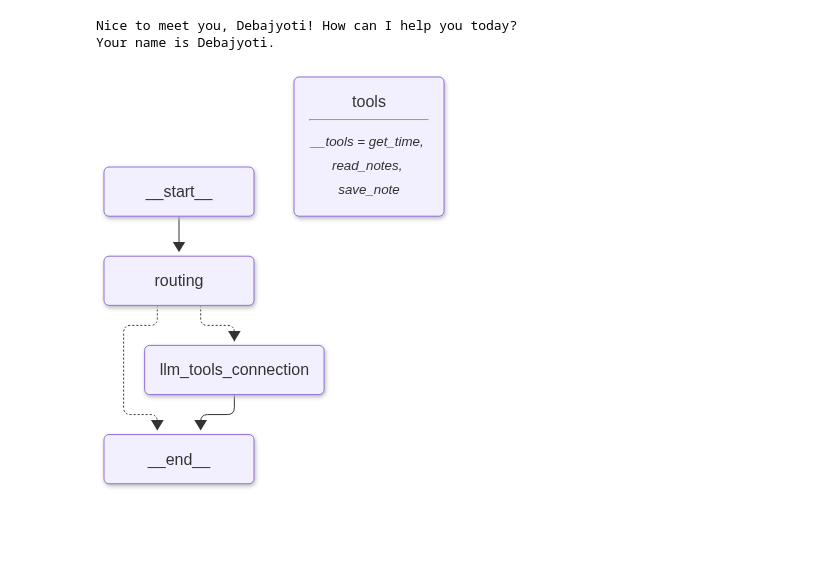
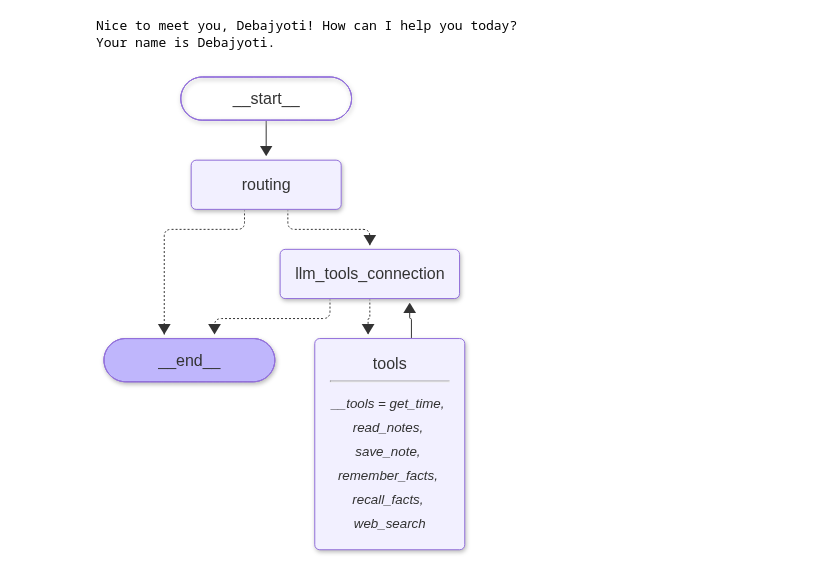
Before and after one commit to Totan-Santra/FINAL-YEAR-PROJECT, a Jupyter notebook: Base.ipynb, the cells around one changed output. Cells and saved outputs as stored; diff of their text form; code cells hidden in the pictures; blank space fills up the shorter version.

```diff
--- a/Base.ipynb
+++ b/Base.ipynb
@@ -103,8 +142,6 @@ def direct_router(user_input: str) -> str | None:
 
     if text in ("read notes", "read note", "what notes do i have", "what note do i have"):
         return read_notes.invoke({})
-
-    return None
 # %%
 from langgraph.graph import StateGraph , START , END
 from langgraph.graph.message import add_messages
@@ -113,10 +150,10 @@ from typing import TypedDict , Annotated
 
 # State define >>
 class Roket_State(TypedDict):
-    messages : Annotated[list,add_messages]
+    messages : Annotated[list[AnyMessage],add_messages]
 
 # Save tools : >>
-tools = [get_time , read_notes , save_note]
+tools = [get_time , read_notes , save_note , remember_facts , recall_facts , web_search]
 
 Tools_name = {t.name : t for t in tools }
 
@@ -124,45 +161,96 @@ Tools_name = {t.name : t for t in tools }
 LLM_bind_tools = LLM.bind_tools(tools)
 
 # LLM connection >>
-def llm_tools_connection(state:Roket_State):
-    response = LLM_bind_tools.invoke(state['messages'])
-    return {'messages':[response]}
+from langchain_core.messages import trim_messages
+
+# System prompt : >>
+SYSTEM_PROMPT = [SystemMessage(content="""
+You are Mate, a concise personal assistant.
+
+Memory rules:
+1. When the user shares a lasting personal fact,
+   use remember_facts to save it.
+2. When the user asks about previously shared personal
+   information, use recall_facts.
+3. Never invent personal facts.
+4. Use the retrieved information to answer.
+5. Keep answers concise.
+""")]
+
+def llm_tools_connection(state: Roket_State):
+
+    recent = trim_messages(
+        state["messages"],
+        strategy="last",
+        token_counter=len,
+        max_tokens=20,
+        start_on="human",
+        include_system=False
+    )
+
+    response = LLM_bind_tools.invoke(
+        SYSTEM_PROMPT + recent
+    )
+
+    return {"messages": [response]}
 
 # Route node
 def route_node(state : Roket_State):
     result = direct_router(state['messages'][-1].content)
 
     if result is None:
         return {}
     return {'messages':[AIMessage(content=str(result))]}
 
 # after routing
 def after_routing(state:Roket_State):
     if isinstance(state['messages'][-1],AIMessage):
         return END
     return "llm_tools_connection"
 
 
 from langgraph.prebuilt import ToolNode, tools_condition
 builder = StateGraph(Roket_State)
+# Memory adding
+import sqlite3
+from langgraph.checkpoint.sqlite import SqliteSaver
+connection  = sqlite3.connect("Rocket_memory.db",check_same_thread=False)
 
+# Register nodes
 builder.add_node("llm_tools_connection", llm_tools_connection)
 builder.add_node("tools", ToolNode(tools=tools))
-builder.add_node("routing",route_node)
+builder.add_node("routing", route_node)
 
+# Entry point
 builder.add_edge(START, "routing")
 
-
+# Route direct responses or LLM requests
 builder.add_conditional_edges(
-    "routing", after_routing ,
-    {'llm_tools_connection':'llm_tools_connection',END : END },
+    "routing",
+    after_routing,
+    {
+        "llm_tools_connection": "llm_tools_connection",
+        END: END
+    }
 )
 
+# IMPORTANT: Route LLM tool calls to ToolNode
+builder.add_conditional_edges(
+    "llm_tools_connection",
+    tools_condition,
+    {
+        "tools": "tools",
+        END: END
+    }
+)
+
+# After tool execution, return to LLM
 builder.add_edge("tools", "llm_tools_connection")
 
-Rocket = builder.compile()
+# Compile with memory
+Rocket = builder.compile(checkpointer=SqliteSaver(connection))
 
 Rocket
 # %% [output]
-[figure, old version]
+[figure, new version]
 # %%
```
Also changed, not shown: parts of 7 cells of this notebook, 3 other files.
